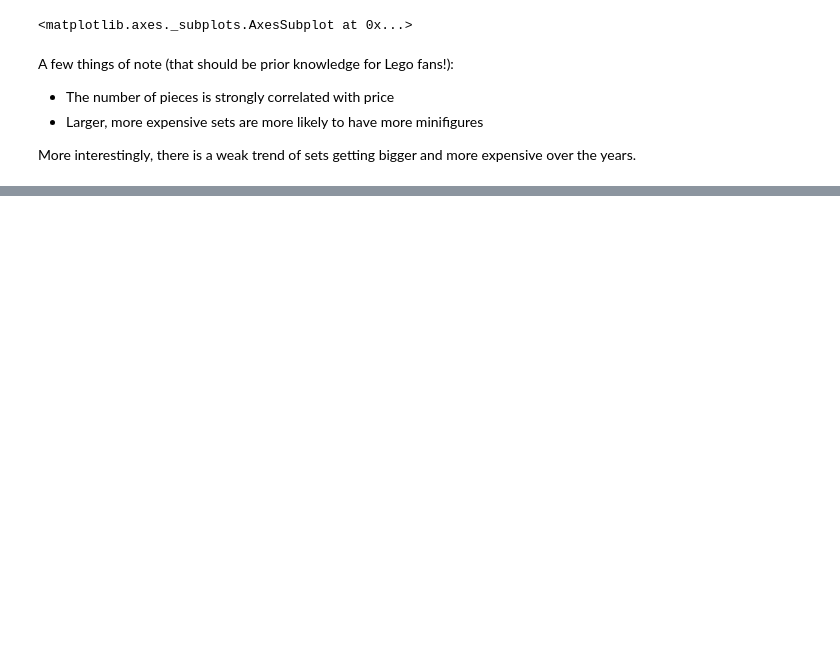
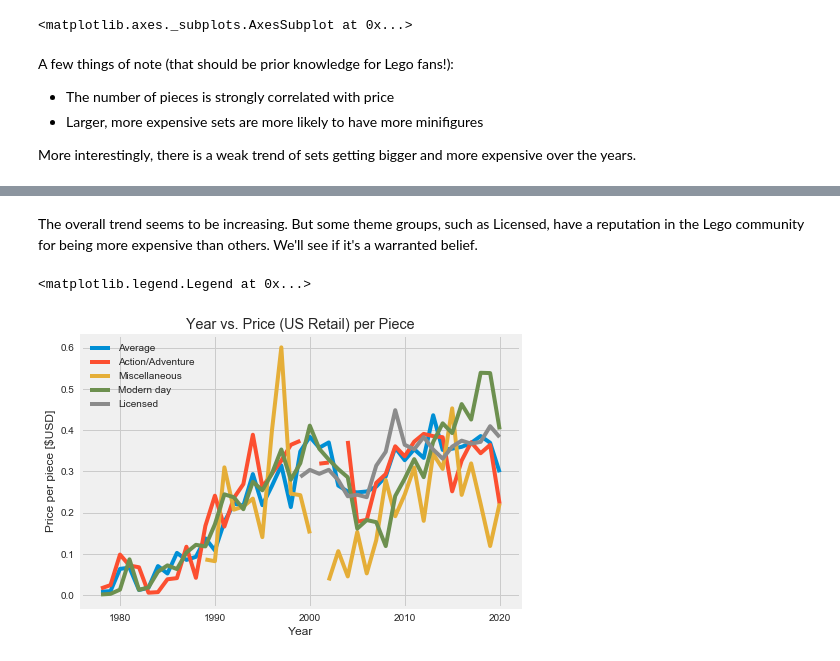
Before and after one commit to musicbyjing/lego_data_exploration, a Jupyter notebook: Lego_data.ipynb, the cells around one changed output, grey strips where cells are left out. Saved outputs shown, nothing was run; the diff lists cells and outputs as text; code cells hidden in the pictures; blank space fills up the shorter version.

```diff
--- a/Lego_data.ipynb
+++ b/Lego_data.ipynb
@@ -94,0 +124,30 @@ More interestingly, there is a weak trend of sets getting bigger and more expens
+# %% [markdown]
+The overall trend seems to be increasing. But some theme groups, such as Licensed, have a reputation in the Lego community for being more expensive than others. We'll see if it's a warranted belief.
+# %%
+def plot_ppp_list(theme):
+    theme_data = data[data['ThemeGroup'] == theme]
+    ppp_list = []
+    for year in year_list:
+        year_data = theme_data[theme_data['Year'] == year] # pandas df version of filter
+        total_price = year_data['USRetailPrice'].sum(axis='index') # sum down the column
+        total_pieces = year_data['Pieces'].sum(axis='index')
+        inflation_price = inflation_data[inflation_data['year'] == year]['amount'].iat[0]
+        ppp = total_price / total_pieces * inflation_price
+        if ppp == 0:
+            ppp = np.nan
+        ppp_list.append(ppp)
+    plt.plot(year_list, ppp_list, label=theme)
+
+plt.rcParams['figure.figsize'] = (7, 5)
+plt.xlabel('Year')
+plt.ylabel('Price per piece [$USD]')
+plt.title('Year vs. Price (US Retail) per Piece')
+plot_ppp_list_all()
+plot_ppp_list("Action/Adventure")
+plot_ppp_list("Miscellaneous")
+plot_ppp_list("Modern day")
+plot_ppp_list("Licensed")
+plt.legend()
+# %% [output]
+<matplotlib.legend.Legend at 0x...>
+[figure, added]
```
Also changed, not shown: parts of 13 cells of this notebook, 4 other files.
